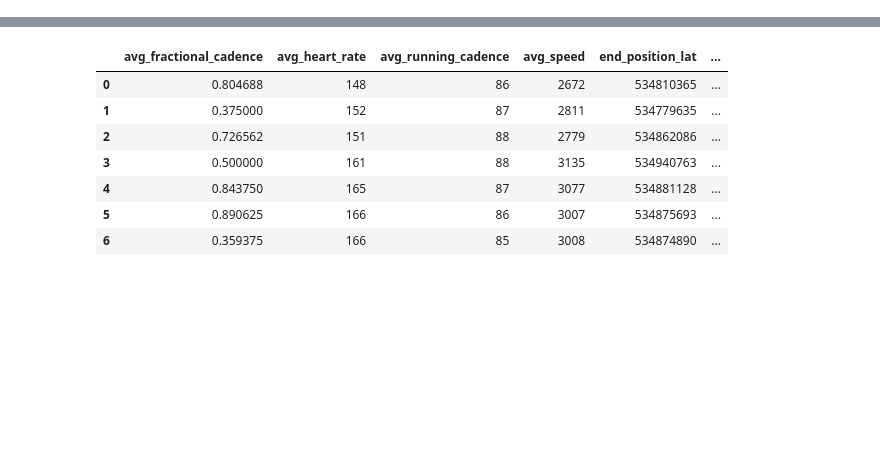
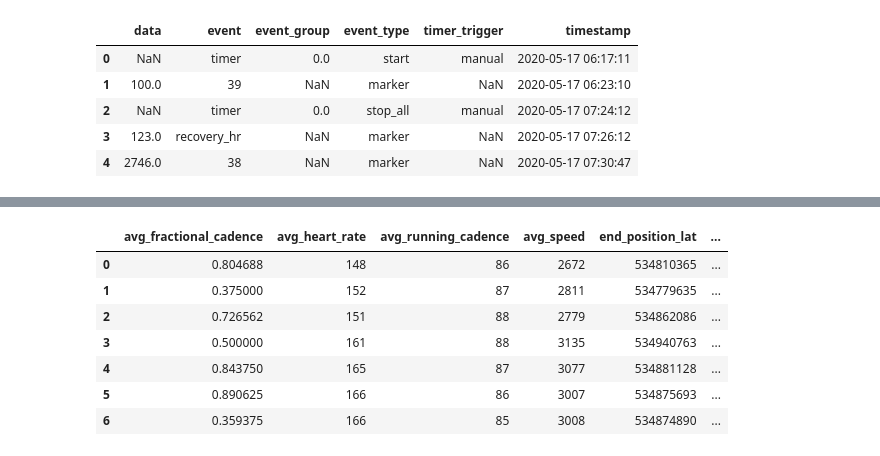
Before and after one commit to riccardo1980/garmin-fit-eda, a Jupyter notebook: notebooks/eda.ipynb, the cells around one changed output, grey strips where cells are left out. Saved outputs shown, nothing was run; the diff lists cells and outputs as text; code cells hidden in the pictures; blank space fills up the shorter version.

```diff
--- a/notebooks/eda.ipynb
+++ b/notebooks/eda.ipynb
@@ -20,0 +56,9 @@ for msg_type in set(msg_types):
+# %%
+df_dict['event'].head()
+# %% [output]
+|  | data | event | event_group | event_type | timer_trigger | timestamp |
+| 0 | NaN | timer | 0.0 | start | manual | 2020-05-17 06:17:11 |
+| 1 | 100.0 | 39 | NaN | marker | NaN | 2020-05-17 06:23:10 |
+| 2 | NaN | timer | 0.0 | stop_all | manual | 2020-05-17 07:24:12 |
+| 3 | 123.0 | recovery_hr | NaN | marker | NaN | 2020-05-17 07:26:12 |
+| 4 | 2746.0 | 38 | NaN | marker | NaN | 2020-05-17 07:30:47 |
```
Also changed, not shown: parts of 12 cells of this notebook, 2 other files.
